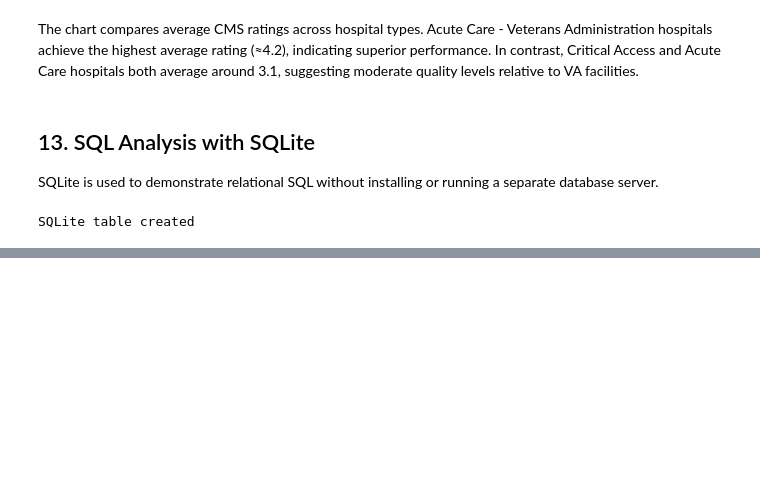
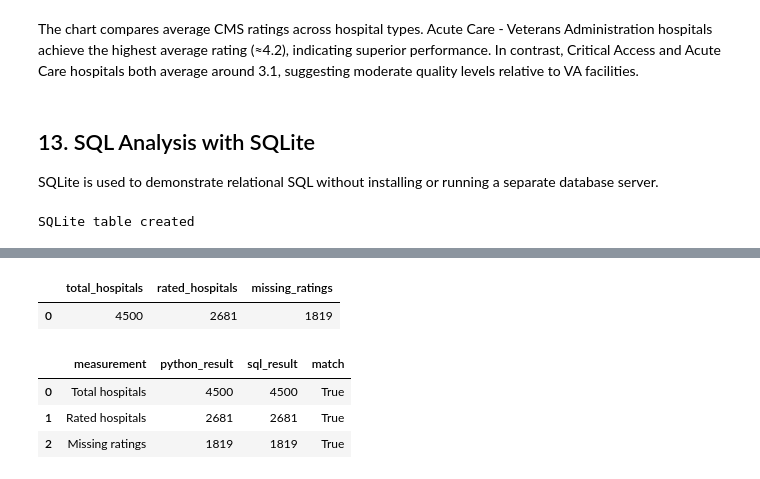
Before and after one commit to rtorresromero93/us-hospital-quality-analysis, a Jupyter notebook: notebooks/01_hospital_quality_analysis.ipynb, the cells around one changed output, grey strips where cells are left out. Cells and saved outputs as stored; diff of their text form; code cells hidden in the pictures; blank space fills up the shorter version.

```diff
--- a/notebooks/01_hospital_quality_analysis.ipynb
+++ b/notebooks/01_hospital_quality_analysis.ipynb
@@ -719,0 +815,71 @@ SQLite table created
+# %%
+RATING_COLUMN = "hospital_overall_rating"
+MIN_RATED_HOSPITALS = 20
+
+# Python counts
+python_total_count = len(hospitals)
+python_rated_count = int(hospitals[RATING_COLUMN].notna().sum())
+python_missing_count = int(hospitals[RATING_COLUMN].isna().sum())
+
+# SQL counts
+sql_counts = pd.read_sql_query(
+    """
+    SELECT
+        COUNT(*) AS total_hospitals,
+        SUM(
+            CASE
+                WHEN hospital_overall_rating IS NOT NULL THEN 1
+                ELSE 0
+            END
+        ) AS rated_hospitals,
+        SUM(
+            CASE
+                WHEN hospital_overall_rating IS NULL THEN 1
+                ELSE 0
+            END
+        ) AS missing_ratings
+    FROM hospitals;
+    """,
+    conn
+)
+
+sql_counts
+# %% [output]
+|  | total_hospitals | rated_hospitals | missing_ratings |
+| 0 | 4500 | 2681 | 1819 |
+# %%
+sql_total_count = int(sql_counts.loc[0, "total_hospitals"])
+sql_rated_count = int(sql_counts.loc[0, "rated_hospitals"])
+sql_missing_count = int(sql_counts.loc[0, "missing_ratings"])
+
+count_comparison = pd.DataFrame(
+    {
+        "measurement": [
+            "Total hospitals",
+            "Rated hospitals",
+            "Missing ratings",
+        ],
+        "python_result": [
+            python_total_count,
+            python_rated_count,
+            python_missing_count,
+        ],
+        "sql_result": [
+            sql_total_count,
+            sql_rated_count,
+            sql_missing_count,
+        ],
+    }
+)
+
+count_comparison["match"] = (
+    count_comparison["python_result"]
+    == count_comparison["sql_result"]
+)
+
+count_comparison
+# %% [output]
+|  | measurement | python_result | sql_result | match |
+| 0 | Total hospitals | 4500 | 4500 | True |
+| 1 | Rated hospitals | 2681 | 2681 | True |
+| 2 | Missing ratings | 1819 | 1819 | True |
```
Also changed, not shown: parts of 12 cells of this notebook.
